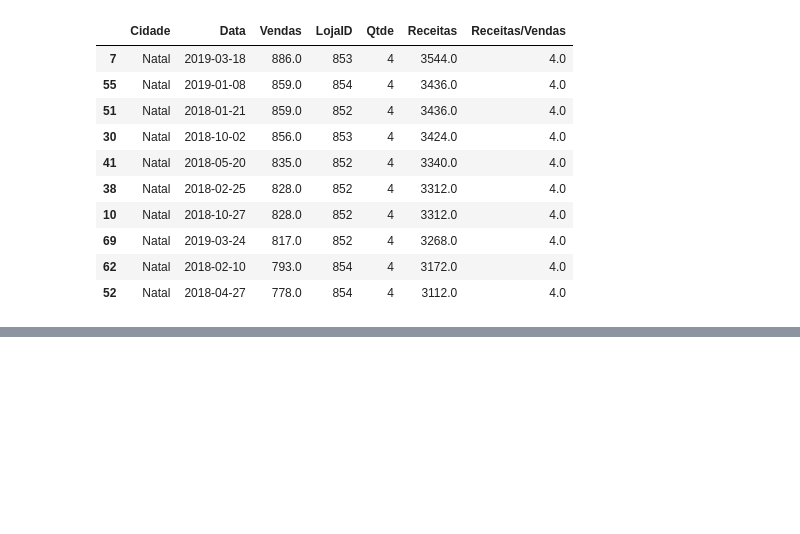
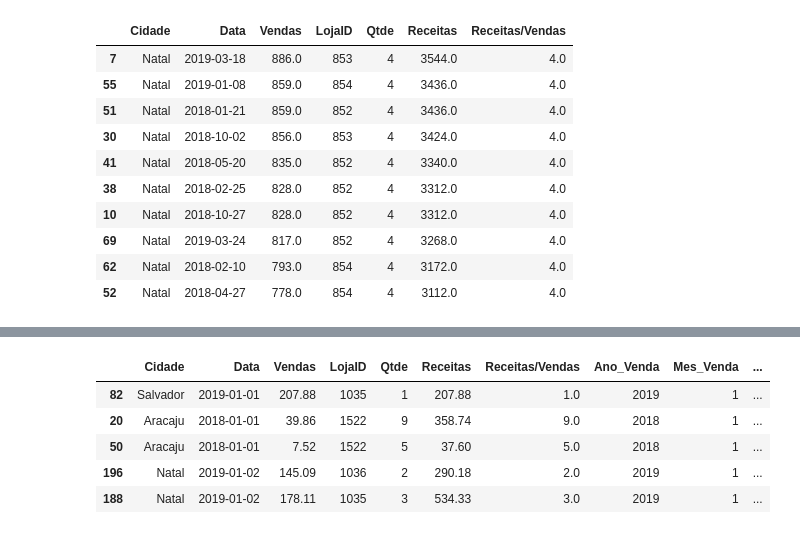
Before and after one commit to W1ndeck/Bootcamp-Unimed-BH, a Jupyter notebook: arquivos_excel..ipynb, the cells around one changed output, grey strips where cells are left out. Saved outputs shown, nothing was run; the diff lists cells and outputs as text; code cells hidden in the pictures; blank space fills up the shorter version.

```diff
--- a/arquivos_excel..ipynb
+++ b/arquivos_excel..ipynb
@@ -154,0 +157,3 @@ df.sort_values("Receitas", ascending=False).head(10)
+# %%
+#transformando datas em datetime caso não esteja, no caso ja esta  entao passarei para int64 primeiro
+df["Data"] = df["Data"].astype("int64")
@@ -154,0 +190,10 @@ df.sort_values("Receitas", ascending=False).head(10)
+# %%
+df["Mes_Venda"], df["Dia_Venda"] = df["Data"].dt.month, df["Data"].dt.day
+df.sample(5)
+# %% [output]
+|  | Cidade | Data | Vendas | LojaID | Qtde | Receitas | Receitas/Vendas | Ano_Venda | Mes_Venda | ... |
+| 82 | Salvador | 2019-01-01 | 207.88 | 1035 | 1 | 207.88 | 1.0 | 2019 | 1 | ... |
+| 20 | Aracaju | 2018-01-01 | 39.86 | 1522 | 9 | 358.74 | 9.0 | 2018 | 1 | ... |
+| 50 | Aracaju | 2018-01-01 | 7.52 | 1522 | 5 | 37.60 | 5.0 | 2018 | 1 | ... |
+| 196 | Natal | 2019-01-02 | 145.09 | 1036 | 2 | 290.18 | 2.0 | 2019 | 1 | ... |
+| 188 | Natal | 2019-01-02 | 178.11 | 1035 | 3 | 534.33 | 3.0 | 2019 | 1 | ... |
```
Also changed, not shown: parts of 8 cells of this notebook.
